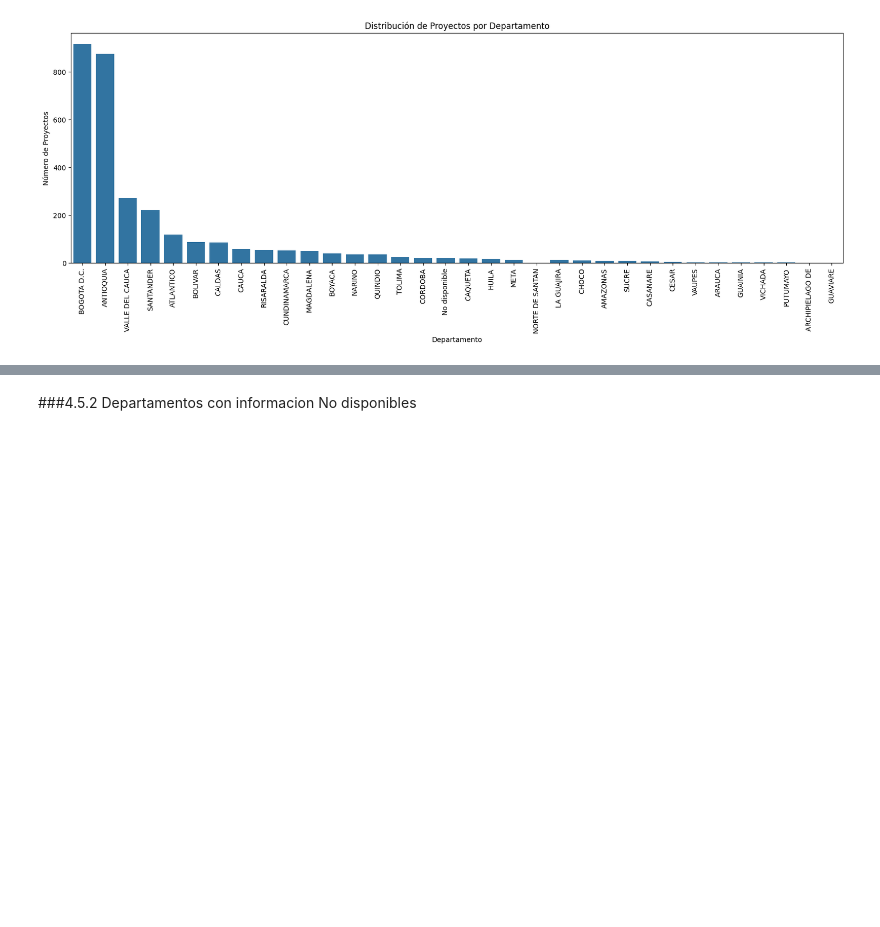
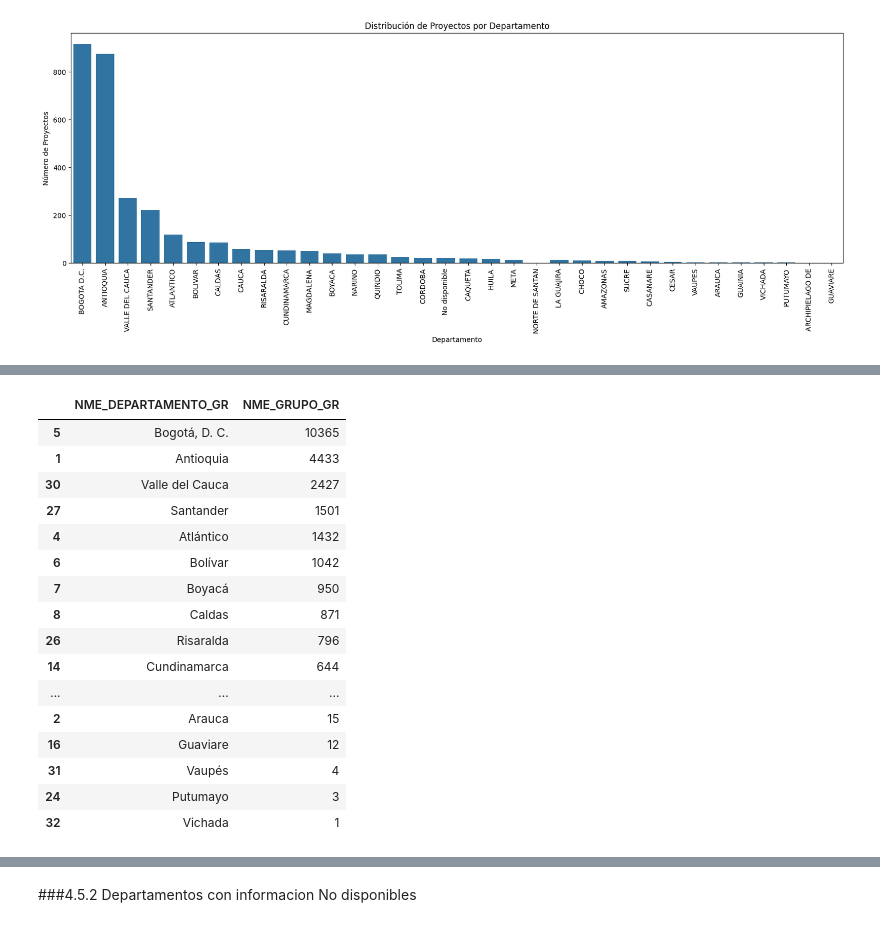
Before and after one commit to Diazbj/ProyectoAnalisisDeDatos, a Jupyter notebook: ProyectoAD.ipynb, the cells around one changed output, grey strips where cells are left out. Saved outputs shown, nothing was run; the diff lists cells and outputs as text; code cells hidden in the pictures; blank space fills up the shorter version.

```diff
--- a/ProyectoAD.ipynb
+++ b/ProyectoAD.ipynb
@@ -193,0 +213,21 @@ plt.ylabel('Número de Proyectos');
+# %%
+departamento_counts = dfGrupos.groupby('NME_DEPARTAMENTO_GR')['NME_GRUPO_GR'].count().reset_index()
+departamento_counts.sort_values(by='NME_GRUPO_GR', ascending=False)
+# %% [output]
+|  | NME_DEPARTAMENTO_GR | NME_GRUPO_GR |
+| 5 | Bogotá, D. C. | 10365 |
+| 1 | Antioquia | 4433 |
+| 30 | Valle del Cauca | 2427 |
+| 27 | Santander | 1501 |
+| 4 | Atlántico | 1432 |
+| 6 | Bolívar | 1042 |
+| 7 | Boyacá | 950 |
+| 8 | Caldas | 871 |
+| 26 | Risaralda | 796 |
+| 14 | Cundinamarca | 644 |
+| ... | ... | ... |
+| 2 | Arauca | 15 |
+| 16 | Guaviare | 12 |
+| 31 | Vaupés | 4 |
+| 24 | Putumayo | 3 |
+| 32 | Vichada | 1 |
```
Also changed, not shown: parts of 4 cells of this notebook.
